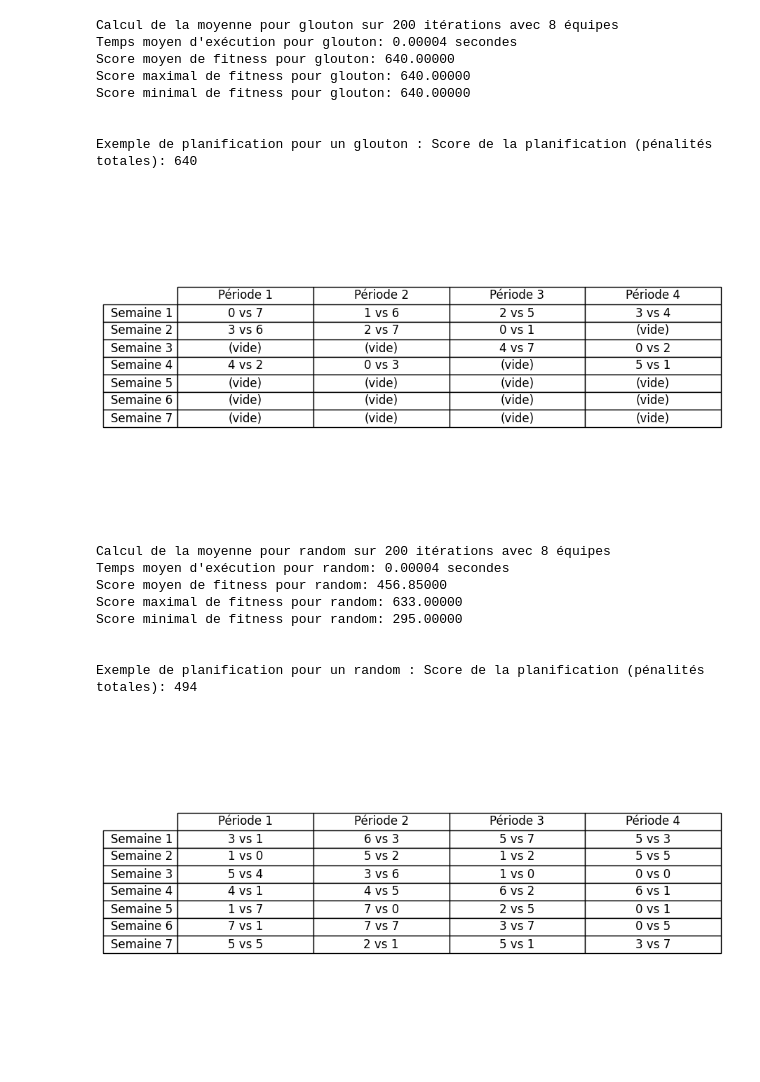
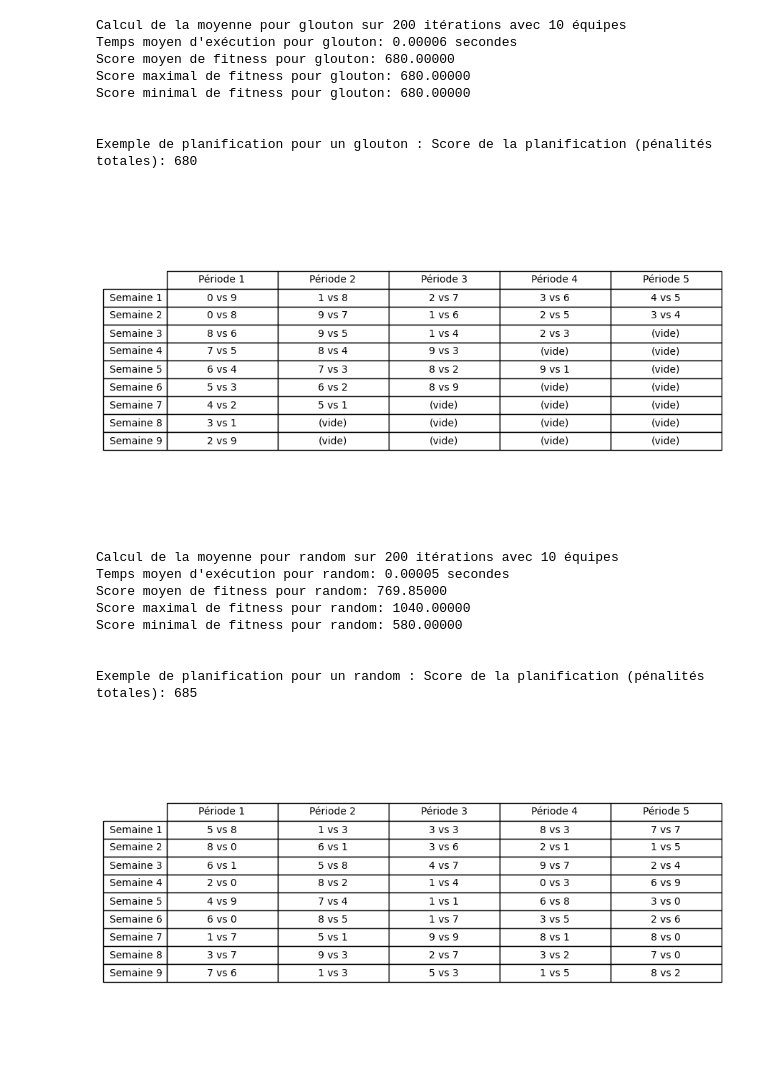
Before and after one commit to LandOS973/matheuristique, a Jupyter notebook: matheuristique.ipynb, the cells around one changed output. Drawn from its saved outputs; the diff is of its cells as text; code cells hidden in the pictures.

```diff
--- a/matheuristique.ipynb
+++ b/matheuristique.ipynb
@@ -14,7 +14,8 @@ import numpy as np
 import AGSimple
 import AGlocalsearch
 
-num_teams = 8
+num_teams = 10
+tableau_recap = []
 # %%
 # Fonction d'affichage pour la planification
 def print_schedule(schedule, filename='schedule.png'):
@@ -49,14 +50,14 @@ def print_schedule(schedule, filename='schedule.png'):
 
     # Personnaliser l'apparence du tableau
     table.auto_set_font_size(False)
-    table.set_fontsize(12)
+    table.set_fontsize(10)
     table.scale(1, 1.5)  # Ajustez la taille des cellules si nécessaire
 
     # Sauvegarder l'image du tableau
     plt.savefig(filename, bbox_inches='tight')
     plt.show()  # Afficher le tableau
 # %%
-def mean_score(algo='glouton', num_teams=8, it=200):
+def mean_score(algo='glouton', num_teams=10, it=200):
     sum_fitness = 0  # Pour stocker la somme des scores de fitness
     total_time = 0   # Pour stocker la somme des temps d'exécution
     max_fitness = 0  # Pour stocker le score de fitness maximal
@@ -85,11 +86,14 @@ def mean_score(algo='glouton', num_teams=8, it=200):
         elif algo == 'simulated_annealing_glouton':
             schedule = simulated_annealing.simulated_annealing(glouton.round_robin_schedule(num_teams), num_teams, max_iterations=20000, verbose=False, initial_temp=initial_temp, cooling_rate=cooling_rate)[0]
         elif algo == 'genetic_algorithm_simple':
-            schedule = AGSimple.genetic_algorithm(20, num_teams, 400)[0]
+            schedule = AGSimple.genetic_algorithm(30, num_teams, 300)[0]
         elif algo == 'genetic_algorithm_local_search':
-            schedule = AGlocalsearch.genetic_algorithm(20, num_teams, 400)[0]
+            schedule = AGlocalsearch.genetic_algorithm(30, num_teams, 300)[0]
+            print('iteration : ', str(i) , " terminée avec un score de : ", fitness.evaluate_schedule(schedule, 10, False))
+        elif algo == 'tabou':
+            schedule = tabou.tabou_search(random_schedule.random_round_robin_schedule(num_teams), num_teams, max_iterations=30000, verbose=False)[0]
         # Calculer le score de fitness
-        score = fitness.evaluate_schedule(schedule, 8, False)
+        score = fitness.evaluate_schedule(schedule, 10, False)
         sum_fitness += score  # Ajoute le score de fitness à la somme totale
 
         if score < min_fitness:
@@ -97,7 +101,6 @@ def mean_score(algo='glouton', num_teams=8, it=200):
             best_params = {'initial_temp': initial_temp, 'cooling_rate': cooling_rate}
         if score > max_fitness:
             max_fitness = score
-
         end_time = time.time()  # Arrête le chronomètre
         total_time += (end_time - start_time)  # Ajoute le temps écoulé à la somme totale
 
@@ -114,45 +117,46 @@ def mean_score(algo='glouton', num_teams=8, it=200):
         print(f"Meilleurs paramètres - Température initiale: {best_params['initial_temp']:.2f}, Taux de refroidissement: {best_params['cooling_rate']:.2f}")
     print("\n")
 
-    return mean_fitness, mean_time
+    return algo, mean_fitness, max_fitness, min_fitness, mean_time
 # %%
 
-    num_teams = 8
+    num_teams = 10o!k j;n v:
     # glouton
     scheduleGlouton = glouton.round_robin_schedule(num_teams)
     penaltyGlouton = fitness.evaluate_schedule(scheduleGlouton, num_teams, False)
     print("\n")
-    mean_score('glouton')
+    # ajout du mean score dans le tableau
+    mean_score('glouton', it=200)
     print(f"Exemple de planification pour un glouton : Score de la planification (pénalités totales): {penaltyGlouton}")
     print_schedule(scheduleGlouton)
 # %% [output]
-Calcul de la moyenne pour glouton sur 200 itérations avec 8 équipes
-Temps moyen d'exécution pour glouton: 0.00004 secondes
-Score moyen de fitness pour glouton: 640.00000
-Score maximal de fitness pour glouton: 640.00000
-Score minimal de fitness pour glouton: 640.00000
+Calcul de la moyenne pour glouton sur 200 itérations avec 10 équipes
+Temps moyen d'exécution pour glouton: 0.00006 secondes
+Score moyen de fitness pour glouton: 680.00000
+Score maximal de fitness pour glouton: 680.00000
+Score minimal de fitness pour glouton: 680.00000
 
 
-Exemple de planification pour un glouton : Score de la planification (pénalités totales): 640
+Exemple de planification pour un glouton : Score de la planification (pénalités totales): 680
-[figure, old version]
+[figure, new version]
 # %%
     # random
     scheduleRandom = random_schedule.random_round_robin_schedule(num_teams)
     penaltyRandom = fitness.evaluate_schedule(scheduleRandom, num_teams, False)
     print("\n")
-    mean_score('random')
+    mean_score('random', it=200)
     print(f"Exemple de planification pour un random : Score de la planification (pénalités totales): {penaltyRandom}")
     print_schedule(scheduleRandom)
 # %% [output]
-Calcul de la moyenne pour random sur 200 itérations avec 8 équipes
-Temps moyen d'exécution pour random: 0.00004 secondes
-Score moyen de fitness pour random: 456.85000
-Score maximal de fitness pour random: 633.00000
-Score minimal de fitness pour random: 295.00000
+Calcul de la moyenne pour random sur 200 itérations avec 10 équipes
+Temps moyen d'exécution pour random: 0.00005 secondes
+Score moyen de fitness pour random: 769.85000
+Score maximal de fitness pour random: 1040.00000
+Score minimal de fitness pour random: 580.00000
 
 
-Exemple de planification pour un random : Score de la planification (pénalités totales): 494
+Exemple de planification pour un random : Score de la planification (pénalités totales): 685
-[figure, old version]
+[figure, new version]
 # %%
     # recherche locale
     scheduleLocal, penaltyLocal, penalty_history = local_search_descente.local_search(scheduleRandom, num_teams, max_iterations=10000, verbose=False)
```
Also changed, not shown: parts of 10 cells of this notebook, 37 other files.
